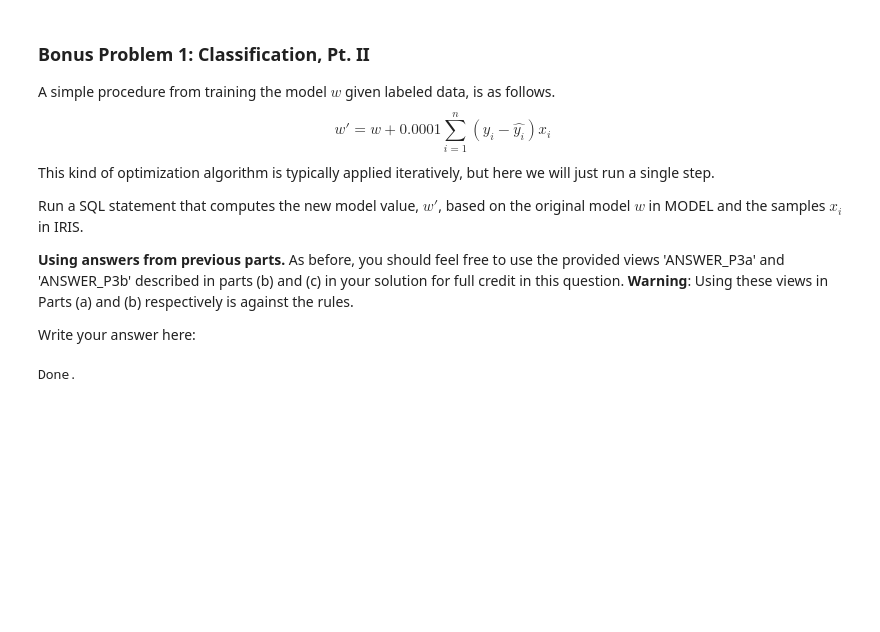
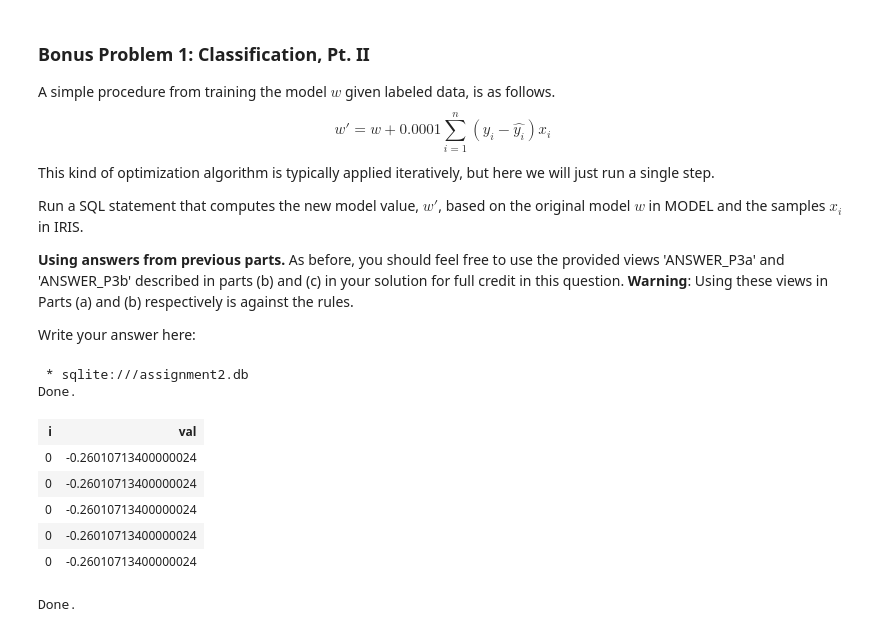
Before and after one commit to DougASchu/cs639_spring19, a Jupyter notebook: assignments/assignment2/assignment2.ipynb, the cells around one changed output. Cells and saved outputs as stored; diff of their text form; code cells hidden in the pictures; blank space fills up the shorter version.

```diff
--- a/assignments/assignment2/assignment2.ipynb
+++ b/assignments/assignment2/assignment2.ipynb
@@ -563,6 +615,19 @@ Run a SQL statement that computes the new model value, $w'$, based on the origin
 As before, you should feel free to use the provided views 'ANSWER_P3a' and 'ANSWER_P3b' described in parts (b) and (c) in your solution for full credit in this question. **Warning**: Using these views in Parts (a) and (b) respectively is against the rules.
 
 Write your answer here:
+# %%
+%%sql SELECT w.i, w.val as val
+FROM ANSWER_P3A as w, X
+LIMIT 5;
+# %% [output]
+ * sqlite:///assignment2.db
+Done.
+| i | val |
+| 0 | -0.26010713400000024 |
+| 0 | -0.26010713400000024 |
+| 0 | -0.26010713400000024 |
+| 0 | -0.26010713400000024 |
+| 0 | -0.26010713400000024 |
 # %%
 """
 Expected output below- don't re-evaluate this cell!
```
Also changed, not shown: parts of 6 cells of this notebook, 1 other file.
